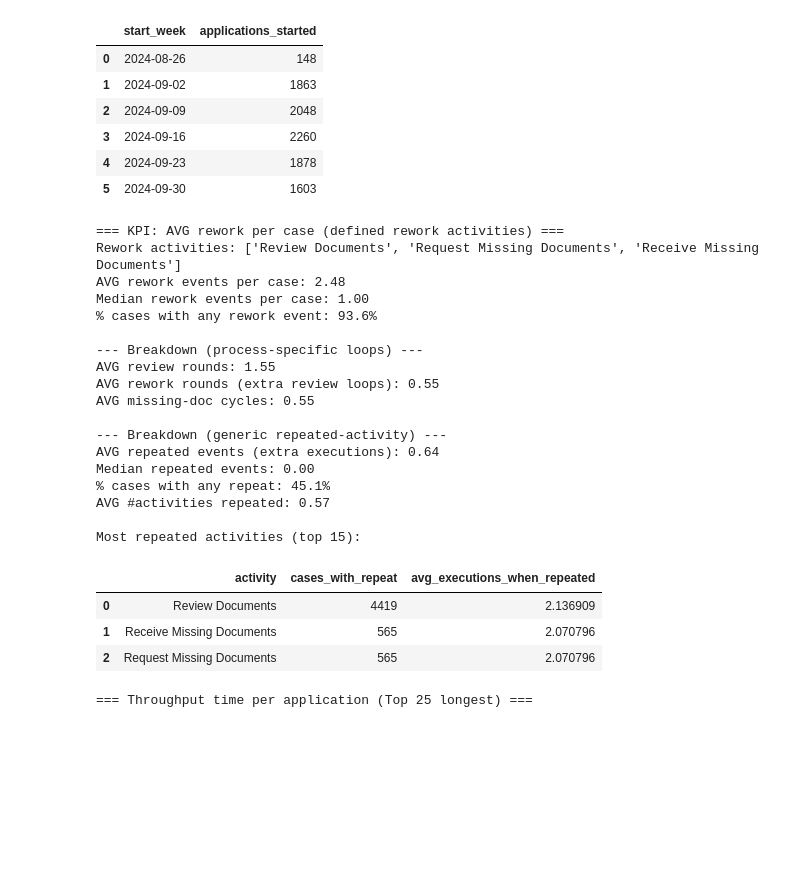
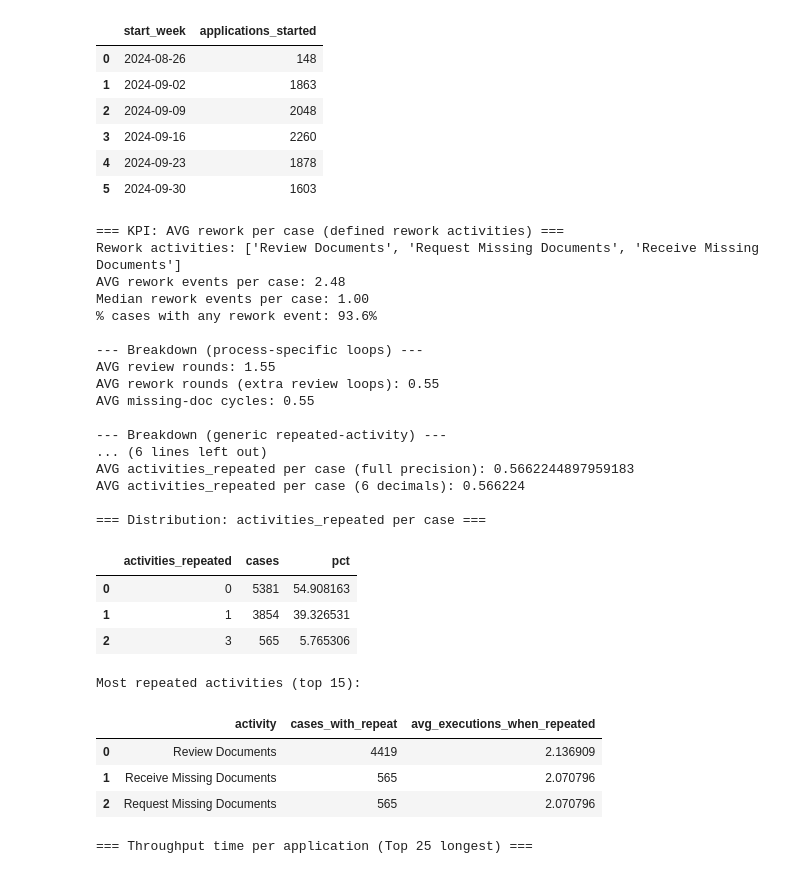
Before and after one commit to mdukhan/pm4py-bpmn-simulation, a Jupyter notebook: notebooks/sim_ocel.ipynb, the cells around one changed output. Cells and saved outputs as stored; diff of their text form; code cells hidden in the pictures; blank space fills up the shorter version.

```diff
--- a/notebooks/sim_ocel.ipynb
+++ b/notebooks/sim_ocel.ipynb
@@ -1644,42 +1644,62 @@ generic_rework = (activity_counts.groupby('case_id', as_index=False)
                        activities_repeated=('extra', lambda s: int((s > 0).sum()))))
 
 print("\n--- Breakdown (generic repeated-activity) ---")
 print(f"AVG repeated events (extra executions): {generic_rework['repeated_events'].mean():.2f}")
 print(f"Median repeated events: {generic_rework['repeated_events'].median():.2f}")
 print(f"% cases with any repeat: {(generic_rework['repeated_events'] > 0).mean()*100:.1f}%")
 print(f"AVG #activities repeated: {generic_rework['activities_repeated'].mean():.2f}")
 
+# Exact output for activities_repeated
+avg_activities_repeated = generic_rework['activities_repeated'].mean()
+print("\n=== EXACT KPI: AVG activities_repeated per case ===")
+print(f"AVG activities_repeated per case (full precision): {avg_activities_repeated}")
+print(f"AVG activities_repeated per case (6 decimals): {avg_activities_repeated:.6f}")
+
+print("\n=== Distribution: activities_repeated per case ===")
+dist = (generic_rework['activities_repeated']
+        .value_counts()
+        .sort_index()
+        .rename_axis('activities_repeated')
+        .reset_index(name='cases'))
+dist['pct'] = dist['cases'] / dist['cases'].sum() * 100
+
+display(dist)
+
 print("\nMost repeated activities (top 15):")
 repeated_activity_cases = (activity_counts[activity_counts['cnt'] > 1]
                            .groupby('activity')
                            .agg(cases_with_repeat=('case_id', 'nunique'),
                                 avg_executions_when_repeated=('cnt', 'mean'))
                            .sort_values('cases_with_repeat', ascending=False)
                            .reset_index())
 display(repeated_activity_cases.head(15))
 # %% [output]
 === KPI: AVG rework per case (defined rework activities) ===
 Rework activities: ['Review Documents', 'Request Missing Documents', 'Receive Missing Documents']
 AVG rework events per case: 2.48
 Median rework events per case: 1.00
 % cases with any rework event: 93.6%
 
 --- Breakdown (process-specific loops) ---
 AVG review rounds: 1.55
 AVG rework rounds (extra review loops): 0.55
 AVG missing-doc cycles: 0.55
 
 --- Breakdown (generic repeated-activity) ---
-AVG repeated events (extra executions): 0.64
-Median repeated events: 0.00
-% cases with any repeat: 45.1%
-AVG #activities repeated: 0.57
+... (6 lines left out)
+AVG activities_repeated per case (full precision): 0.5662244897959183
+AVG activities_repeated per case (6 decimals): 0.566224
 
-Most repeated activities (top 15):
+=== Distribution: activities_repeated per case ===
-|  | activity | cases_with_repeat | avg_executions_when_repeated |
-| 0 | Review Documents | 4419 | 2.136909 |
-| 1 | Receive Missing Documents | 565 | 2.070796 |
-| 2 | Request Missing Documents | 565 | 2.070796 |
+|  | activities_repeated | cases | pct |
+| 0 | 0 | 5381 | 54.908163 |
+| 1 | 1 | 3854 | 39.326531 |
+| 2 | 3 | 565 | 5.765306 |
+Most repeated activities (top 15):
+|  | activity | cases_with_repeat | avg_executions_when_repeated |
+| 0 | Review Documents | 4419 | 2.136909 |
+| 1 | Receive Missing Documents | 565 | 2.070796 |
+| 2 | Request Missing Documents | 565 | 2.070796 |
 # %%
 # KPI Add-on: Throughput (cycle time) per application (per case_id)
 import pandas as pd
```
Also changed, not shown: parts of 2 cells of this notebook.
